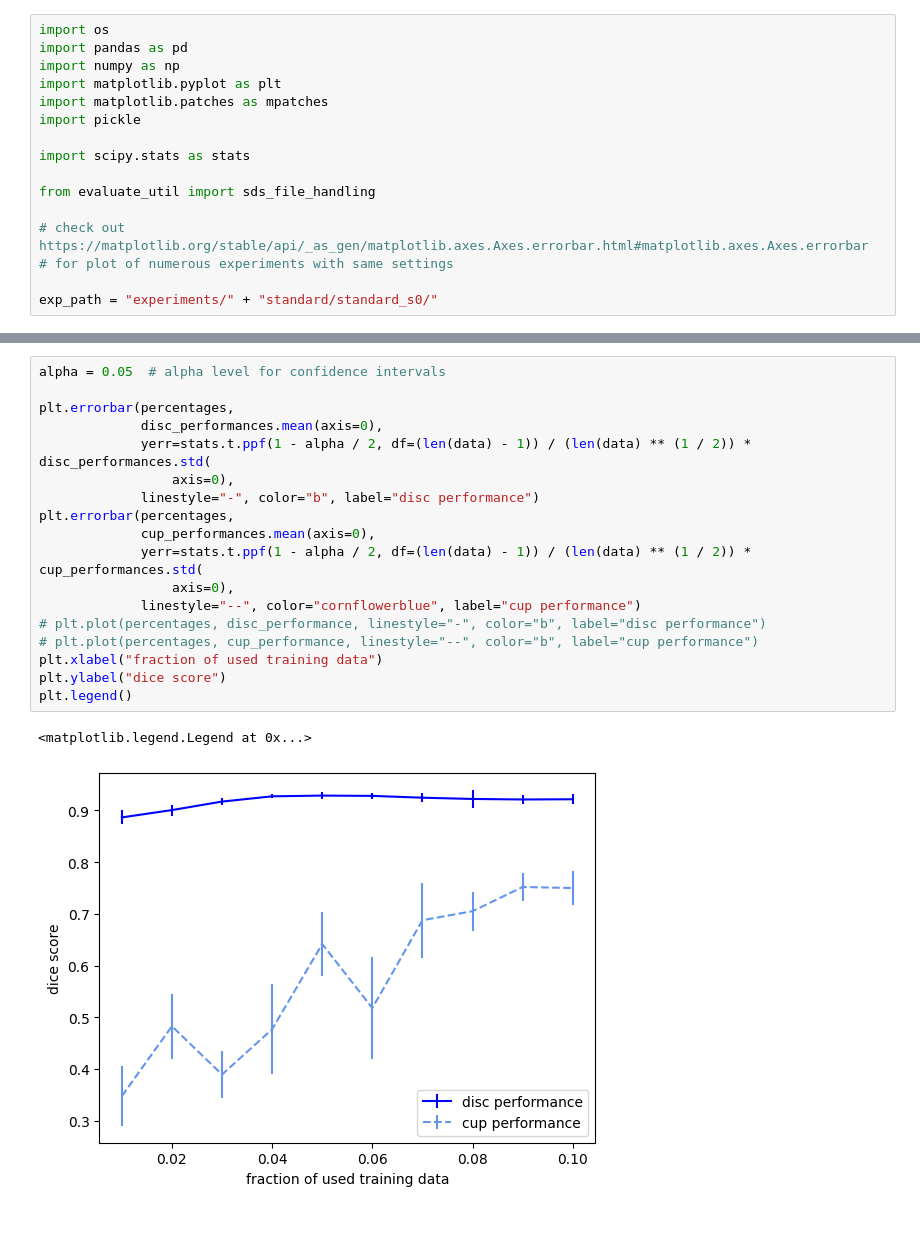
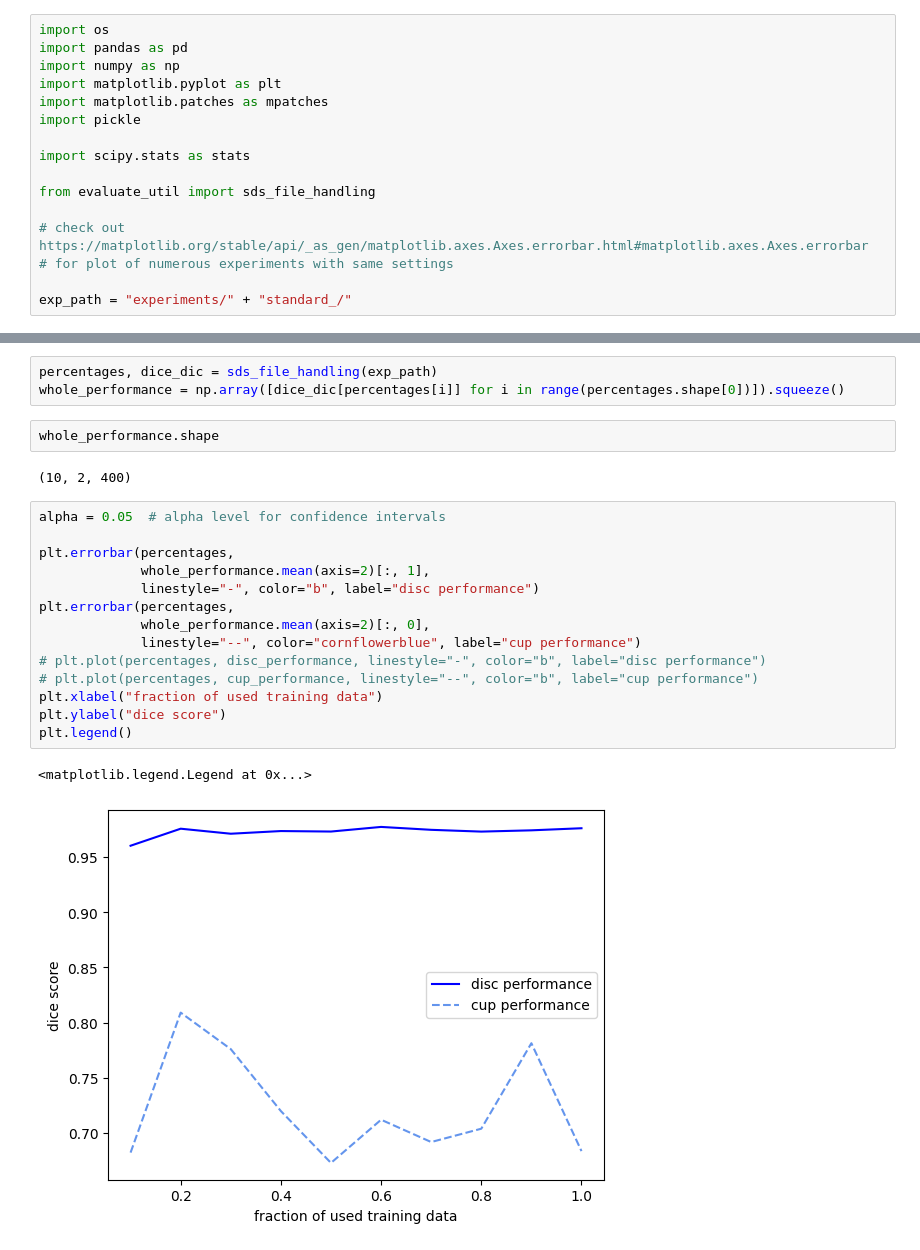
Before and after one commit to mo1333/anatomically_coherent_segmentation, a Jupyter notebook: evaluation_of_data_shortage.ipynb, the cells around one changed output, grey strips where cells are left out. Cells and saved outputs as stored; diff of their text form; blank space fills up the shorter version.

```diff
--- a/evaluation_of_data_shortage.ipynb
+++ b/evaluation_of_data_shortage.ipynb
@@ -13,4 +13,4 @@ from evaluate_util import sds_file_handling
 # check out https://matplotlib.org/stable/api/_as_gen/matplotlib.axes.Axes.errorbar.html#matplotlib.axes.Axes.errorbar
 # for plot of numerous experiments with same settings
 
-exp_path = "experiments/" + "standard/standard_s0/"
+exp_path = "experiments/" + "standard_/"
@@ -86,22 +17,25 @@ with open(exp_path + "/whole_data.pickle", "wb") as handle:
+# %%
+percentages, dice_dic = sds_file_handling(exp_path)
+whole_performance = np.array([dice_dic[percentages[i]] for i in range(percentages.shape[0])]).squeeze()
+# %%
+whole_performance.shape
+# %% [output]
+(10, 2, 400)
 # %%
 alpha = 0.05  # alpha level for confidence intervals
 
 plt.errorbar(percentages,
-             disc_performances.mean(axis=0),
-             yerr=stats.t.ppf(1 - alpha / 2, df=(len(data) - 1)) / (len(data) ** (1 / 2)) * disc_performances.std(
-                 axis=0),
+             whole_performance.mean(axis=2)[:, 1],
              linestyle="-", color="b", label="disc performance")
 plt.errorbar(percentages,
-             cup_performances.mean(axis=0),
-             yerr=stats.t.ppf(1 - alpha / 2, df=(len(data) - 1)) / (len(data) ** (1 / 2)) * cup_performances.std(
-                 axis=0),
+             whole_performance.mean(axis=2)[:, 0],
              linestyle="--", color="cornflowerblue", label="cup performance")
 # plt.plot(percentages, disc_performance, linestyle="-", color="b", label="disc performance")
 # plt.plot(percentages, cup_performance, linestyle="--", color="b", label="cup performance")
 plt.xlabel("fraction of used training data")
 plt.ylabel("dice score")
 plt.legend()
 # %% [output]
 <matplotlib.legend.Legend at 0x...>
-[figure, old version]
+[figure, new version]
 # %%
```
Also changed, not shown: parts of 10 cells of this notebook, 3 other files.
